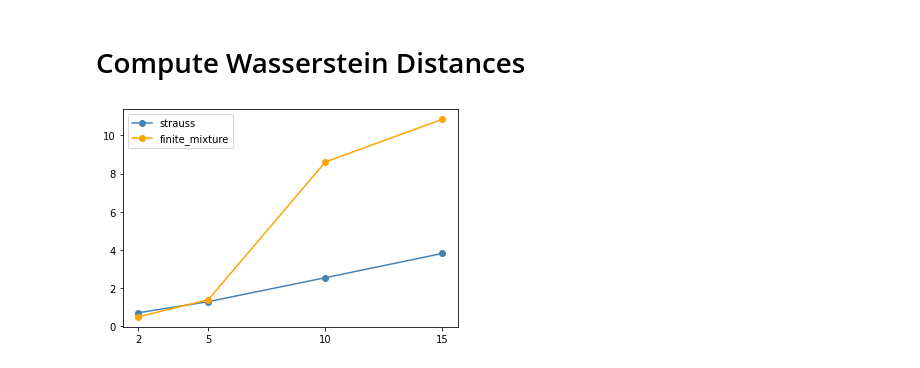
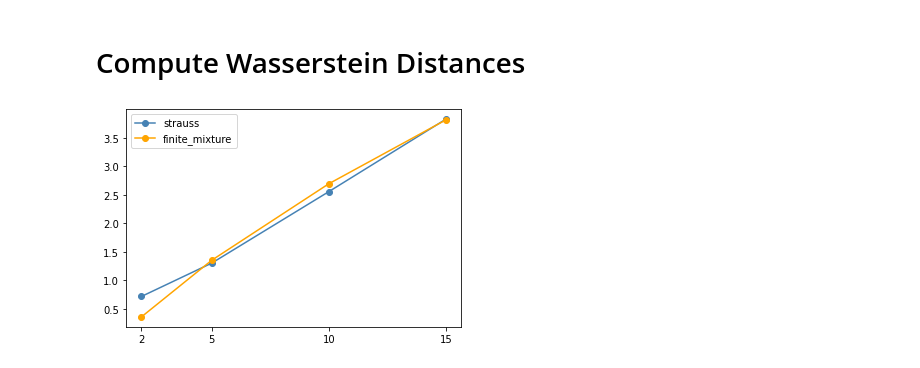
Before and after one commit to LGhilotti/pp_mix, a Jupyter notebook: Increasing Dimension.ipynb, the cells around one changed output. Drawn from its saved outputs; the diff is of its cells as text; code cells hidden in the pictures.

```diff
--- a/Increasing Dimension.ipynb
+++ b/Increasing Dimension.ipynb
@@ -138,20 +138,20 @@ def wass(x_atoms, y_atoms):
 # %%
 dims = [2, 5, 10, 15]
 
 ppmix_w = []
 ant_w = []
 for dim in dims:
     data = np.loadtxt("data/dim_{0}_data.csv".format(dim))
     pp_preds = np.loadtxt("data/ppmix_preds_dim{0}".format(dim), delimiter=",")
-    ant_preds = pd.read_csv("data/antman_preds_dim{0}.csv".format(dim), index_col=0).values
+    ant_preds = pd.read_csv("data/antman_new_preds_dim{0}.csv".format(dim), index_col=0).values
     ppmix_w.append(wass(data, pp_preds))
     ant_w.append(wass(data, ant_preds))
 
 plt.plot(dims, ppmix_w, "o-", color="steelblue", label="strauss")
 plt.plot(dims, ant_w, "o-", color="orange", label="finite_mixture")
 plt.xticks([2, 5, 10, 15])
 plt.legend()
 plt.savefig("images/wass_data_pred.pdf")
 plt.show()
 # %% [output]
-[figure, old version]
+[figure, new version]
```
